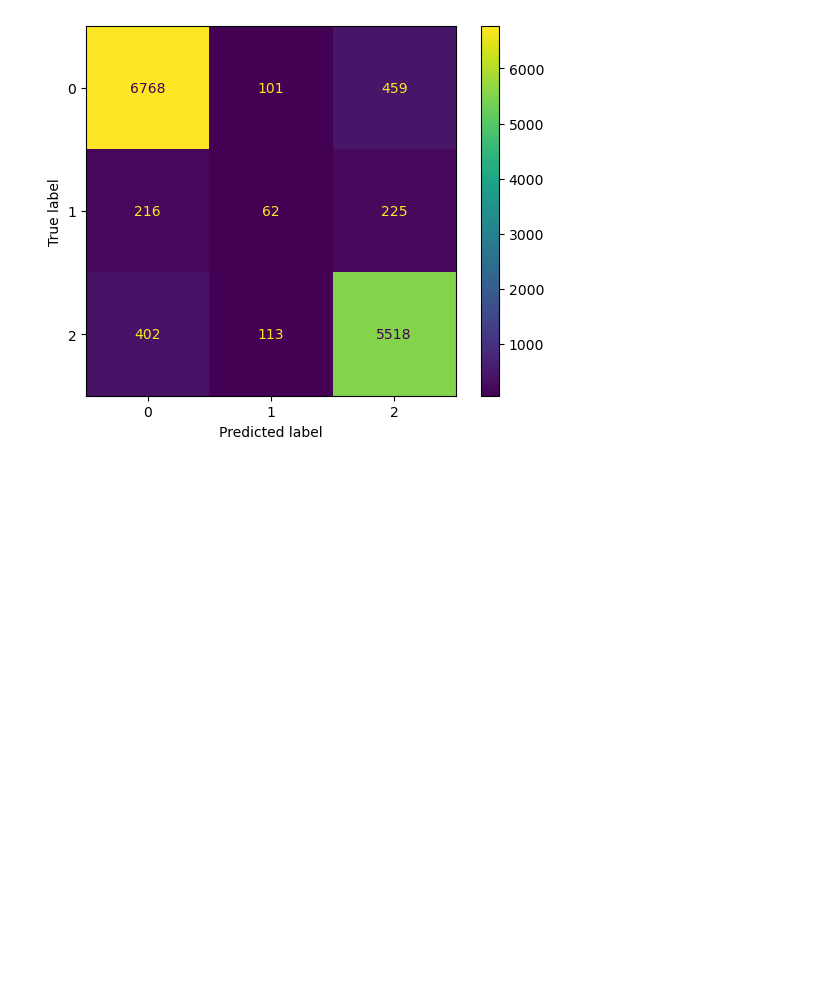
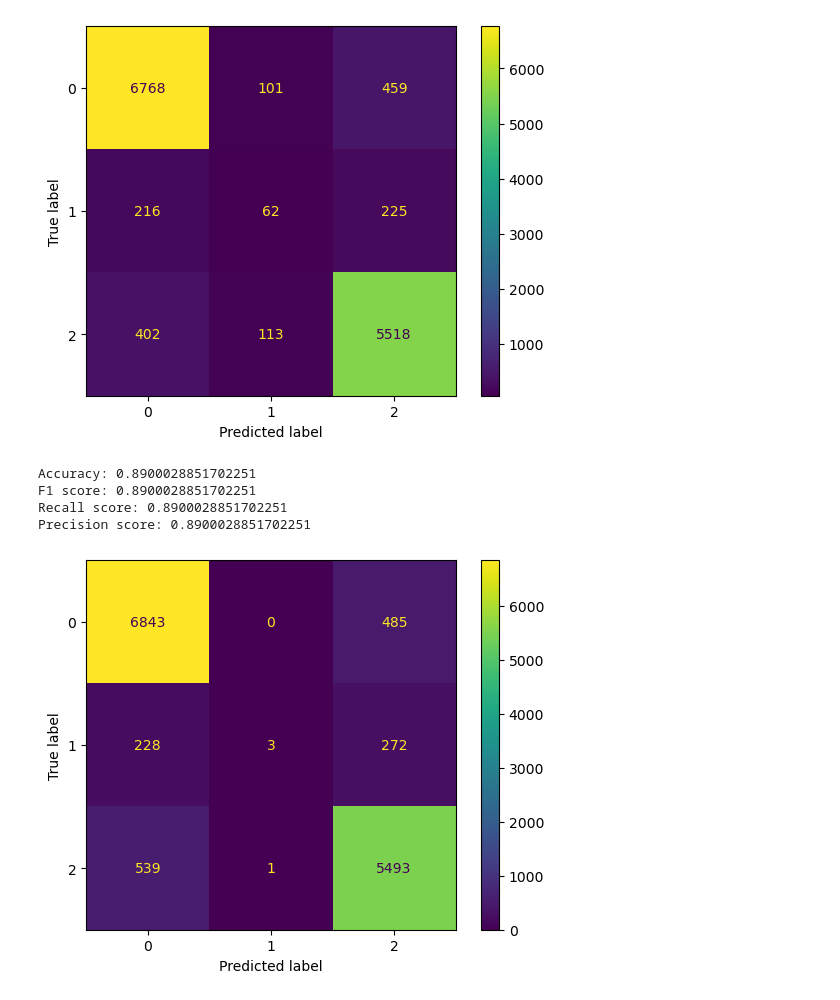
Before and after one commit to Hong-01/EE4C12-Epileptic-Seizure-Detection-using-EEG, a Jupyter notebook: SZD.ipynb, the cells around one changed output. Saved outputs shown, nothing was run; the diff lists cells and outputs as text; code cells hidden in the pictures; blank space fills up the shorter version.

Commit message:
ExtraTrees Classifier

```diff
--- a/SZD.ipynb
+++ b/SZD.ipynb
@@ -174,3 +174,29 @@ cm_display_2c = ConfusionMatrixDisplay(cm_2c).plot()
 plt.show()
 # %% [output]
 [figure]
+# %%
+from sklearn.ensemble import ExtraTreesClassifier
+clf_etc = ExtraTreesClassifier(random_state=Shuffle_state).fit(X_train, y_train)
+y_pred = clf_etc.predict(X_test)
+# %%
+#Performance metrics
+Accuracy_LR = accuracy_score(y_test, y_pred)
+F1_LR = accuracy_score(y_test, y_pred)
+Precision_LR = accuracy_score(y_test, y_pred)
+Recall_LR = accuracy_score(y_test, y_pred)
+print("Accuracy: " + str(Accuracy_LR))
+print("F1 score: " + str(F1_LR))
+print("Recall score: " + str(Recall_LR))
+print("Precision score: " + str(Precision_LR))
+# %% [output]
+Accuracy: 0.8900028851702251
+F1 score: 0.8900028851702251
+Recall score: 0.8900028851702251
+Precision score: 0.8900028851702251
+# %%
+#Confusion Matrix
+cm_2c = confusion_matrix(y_test, y_pred)
+cm_display_2c = ConfusionMatrixDisplay(cm_2c).plot()
+plt.show()
+# %% [output]
+[figure, added]
```
